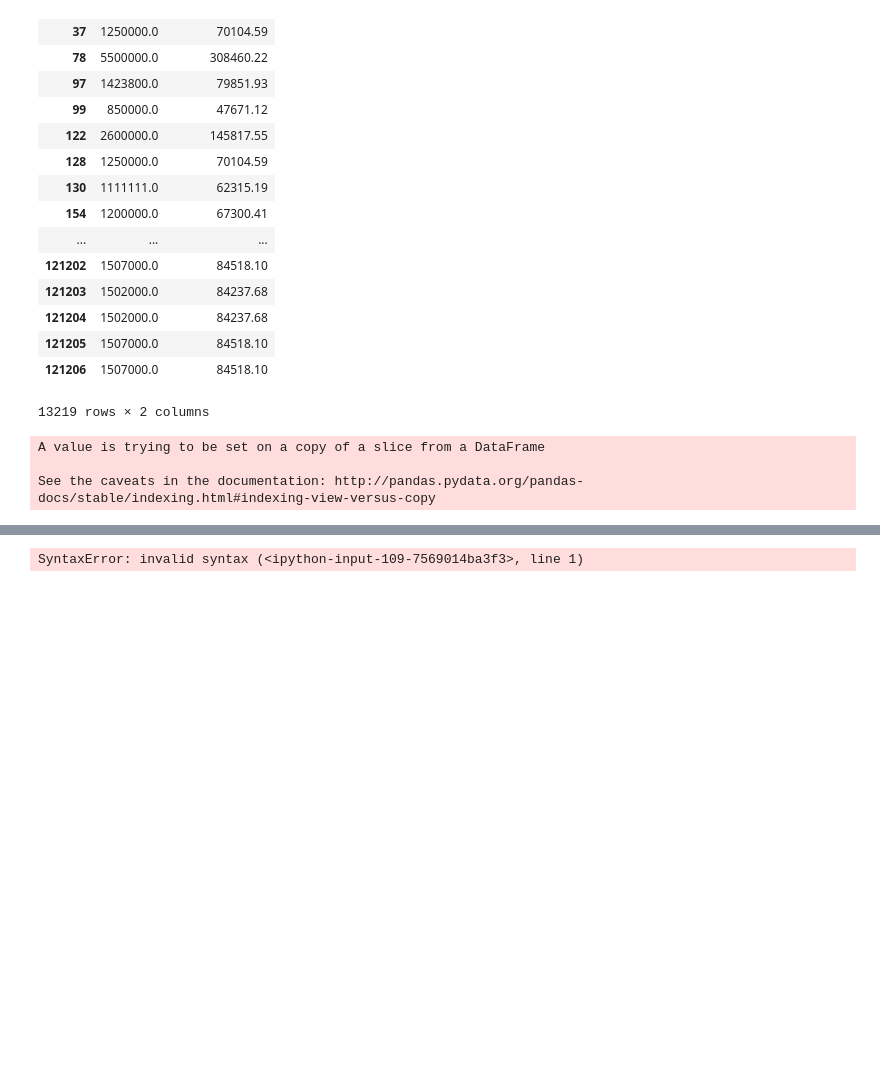
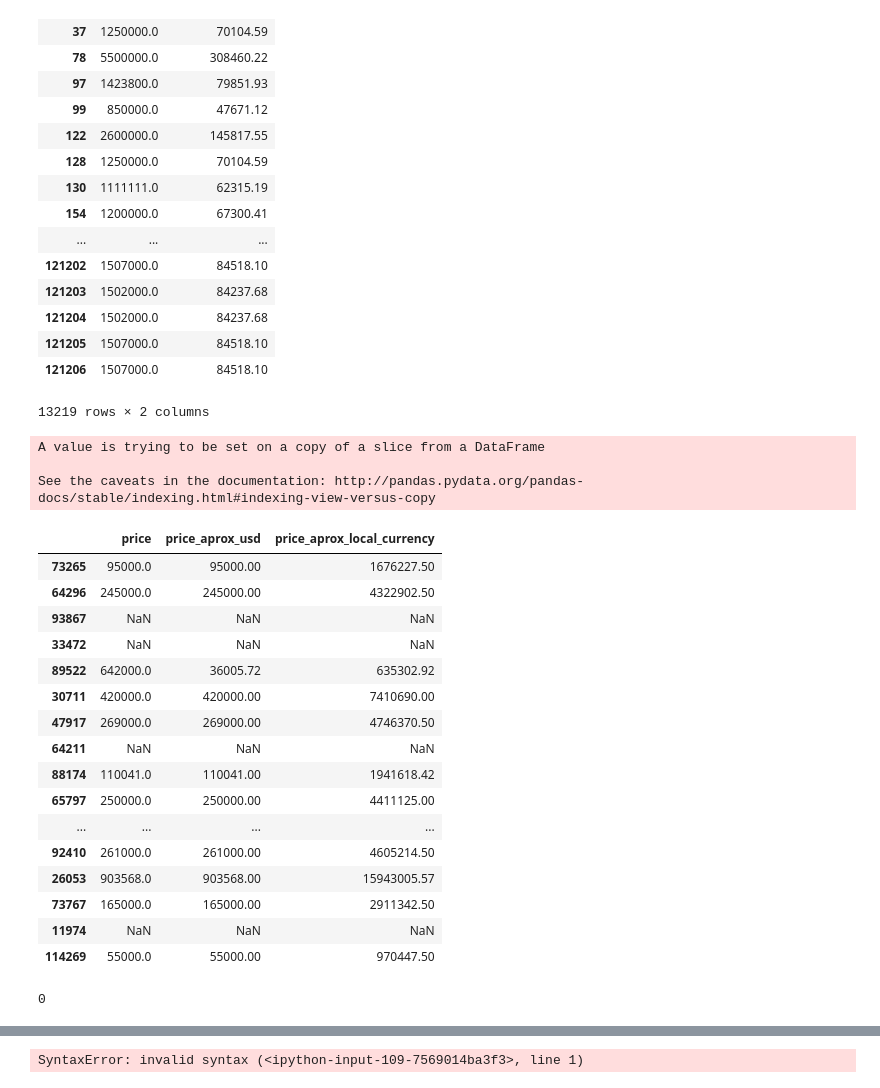
Before and after one commit to krisescobedo/Challenge-one, a Jupyter notebook: Data wrangling.ipynb, the cells around one changed output, grey strips where cells are left out. Cells and saved outputs as stored; diff of their text form; code cells hidden in the pictures; blank space fills up the shorter version.

```diff
--- a/Data wrangling.ipynb
+++ b/Data wrangling.ipynb
@@ -100,3 +88,28 @@ properati["price"] = np.around(properati["price"],1)
 # %%
 ########## Pienso
 #(properati["currency"].isna() & ~(properati["price"].isna())).sum()  #= 1    ##cuanto precios con valor y currencys nan hay
+# %%
+#"price", "price_aprox_usd","price_aprox_local_currency" todos tienen sus datos completos
+properati[["price","price_aprox_usd","price_aprox_local_currency"]].sample(50)
+# %% [output]
+|  | price | price_aprox_usd | price_aprox_local_currency |
+| 73265 | 95000.0 | 95000.00 | 1676227.50 |
+| 64296 | 245000.0 | 245000.00 | 4322902.50 |
+| 93867 | NaN | NaN | NaN |
+| 33472 | NaN | NaN | NaN |
+| 89522 | 642000.0 | 36005.72 | 635302.92 |
+| 30711 | 420000.0 | 420000.00 | 7410690.00 |
+| 47917 | 269000.0 | 269000.00 | 4746370.50 |
+| 64211 | NaN | NaN | NaN |
+| 88174 | 110041.0 | 110041.00 | 1941618.42 |
+| 65797 | 250000.0 | 250000.00 | 4411125.00 |
+| ... | ... | ... | ... |
+| 92410 | 261000.0 | 261000.00 | 4605214.50 |
+| 26053 | 903568.0 | 903568.00 | 15943005.57 |
+| 73767 | 165000.0 | 165000.00 | 2911342.50 |
+| 11974 | NaN | NaN | NaN |
+| 114269 | 55000.0 | 55000.00 | 970447.50 |
+# %%
+------------------------------------------------------------------------------
+# %% [output]
+0
```
Also changed, not shown: parts of 23 cells of this notebook.
